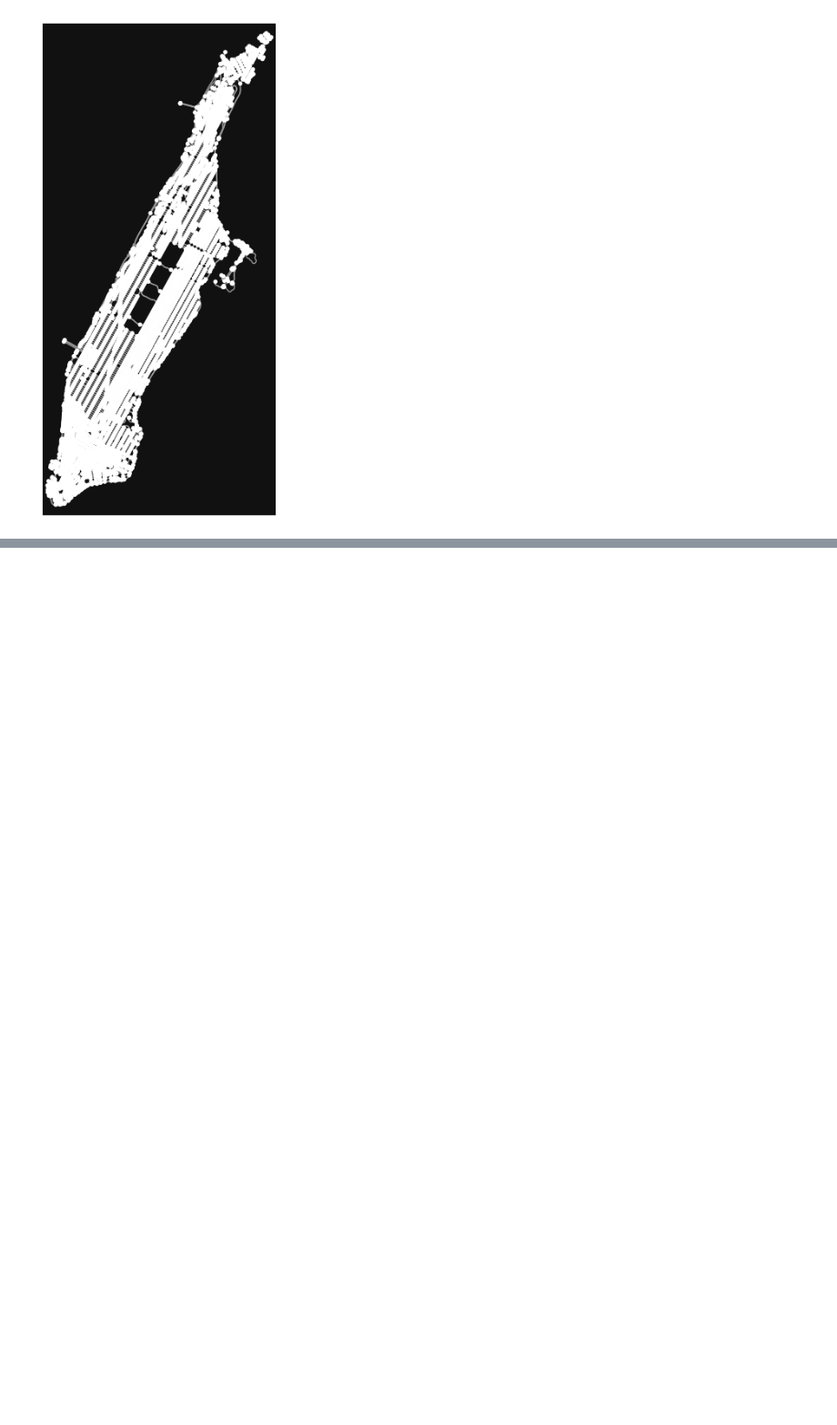
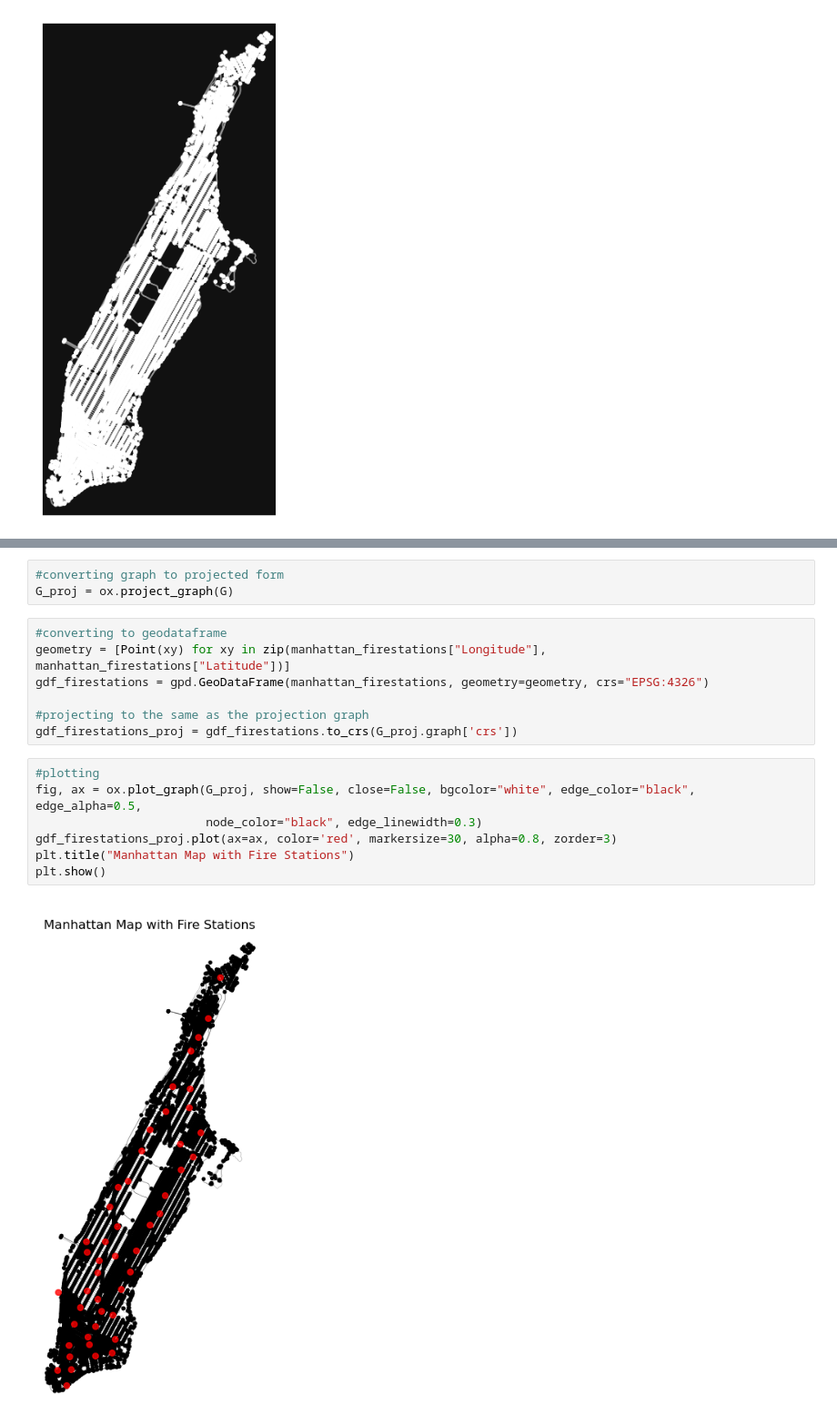
Before and after one commit to margheritatonon/Optimization-II-Project, a Jupyter notebook: dataloading.ipynb, the cells around one changed output, grey strips where cells are left out. Shown: that part at 91% size. Drawn from its saved outputs; the diff is of its cells as text; blank space fills up the shorter version.

Commit message:
Plot of Manhattan map with the fire stations

```diff
--- a/dataloading.ipynb
+++ b/dataloading.ipynb
@@ -63,0 +40,19 @@ print(manhattan_firestations_coord_ls)
+# %%
+#converting graph to projected form
+G_proj = ox.project_graph(G)
+# %%
+#converting to geodataframe
+geometry = [Point(xy) for xy in zip(manhattan_firestations["Longitude"], manhattan_firestations["Latitude"])]
+gdf_firestations = gpd.GeoDataFrame(manhattan_firestations, geometry=geometry, crs="EPSG:4326")
+
+#projecting to the same as the projection graph
+gdf_firestations_proj = gdf_firestations.to_crs(G_proj.graph['crs'])
+# %%
+#plotting
+fig, ax = ox.plot_graph(G_proj, show=False, close=False, bgcolor="white", edge_color="black", edge_alpha=0.5,
+                        node_color="black", edge_linewidth=0.3)
+gdf_firestations_proj.plot(ax=ax, color='red', markersize=30, alpha=0.8, zorder=3)
+plt.title("Manhattan Map with Fire Stations")
+plt.show()
+# %% [output]
+[figure, added]
```
Also changed, not shown: parts of 4 cells of this notebook.
